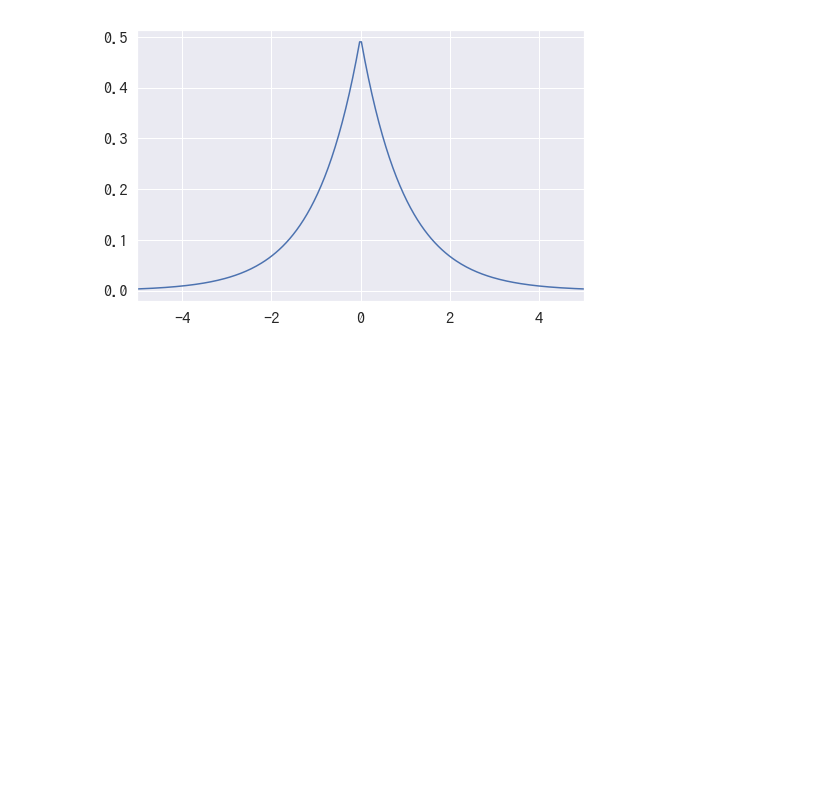
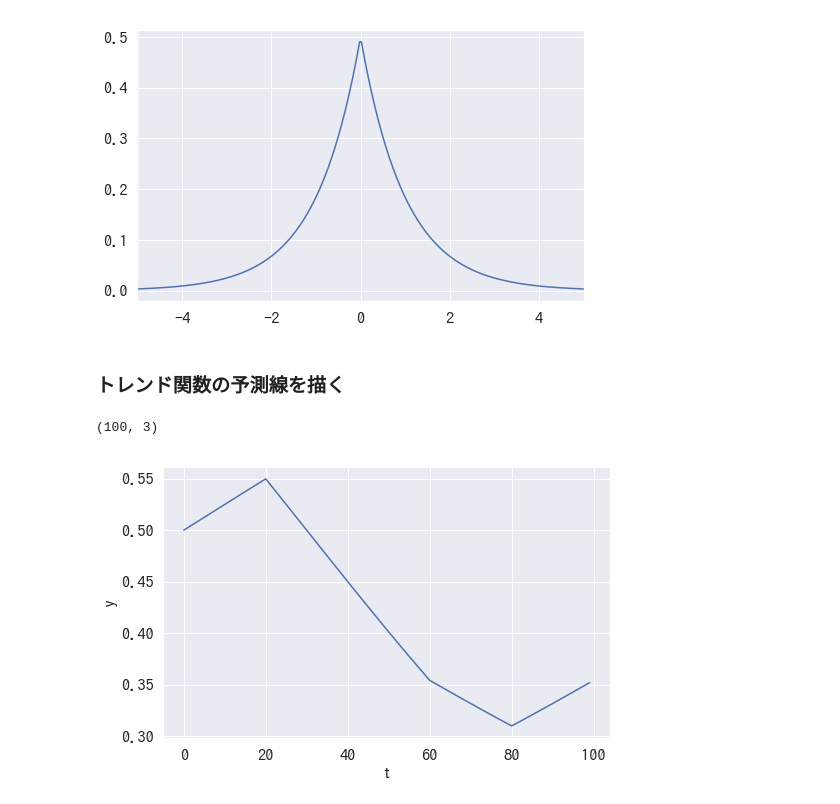
Before and after one commit to akhtoka/snippets, a Jupyter notebook: understand_prophet/prophet_calc.ipynb, the cells around one changed output. Drawn from its saved outputs; the diff is of its cells as text; code cells hidden in the pictures; blank space fills up the shorter version.

```diff
--- a/understand_prophet/prophet_calc.ipynb
+++ b/understand_prophet/prophet_calc.ipynb
@@ -230,3 +237,26 @@ plt.show()
 plt_laplace_dist()
 # %% [output]
 [figure]
+# %% [markdown]
+### トレンド関数の予測線を描く
+# %%
+T = np.arange(100)
+S = np.array([20, 60, 80])
+delta = np.array([-0.03, 0.01, 0.02])
+def logistic_trend(T, S, delta, k=1, C=1, m=0):
+    a = np.vstack([np.where(S < t, 1, 0) for t in T])
+    print(a.shape)
+    gamma = np.zeros(S.shape)
+    for j in range(0, gamma.shape[0]):
+        gamma[j] = (S[j] - m - gamma[:j].sum()) * (1 - ((k + delta[:j].sum()) / (k + delta[:j + 1].sum())))
+    y = C / (1 + np.exp(-(k + (a * delta).sum(axis=1)) * (T - (m + (a * gamma).sum(axis=1)))))
+    return y
+out  = logistic_trend(T, S, delta, k=0.01, m=0)
+
+plt.plot(T, out)
+plt.xlabel("t", fontsize=16)
+plt.ylabel("y", fontsize=16)
+plt.show()
+# %% [output]
+(100, 3)
+[figure, added]
```
Also changed, not shown: parts of 5 cells of this notebook.
